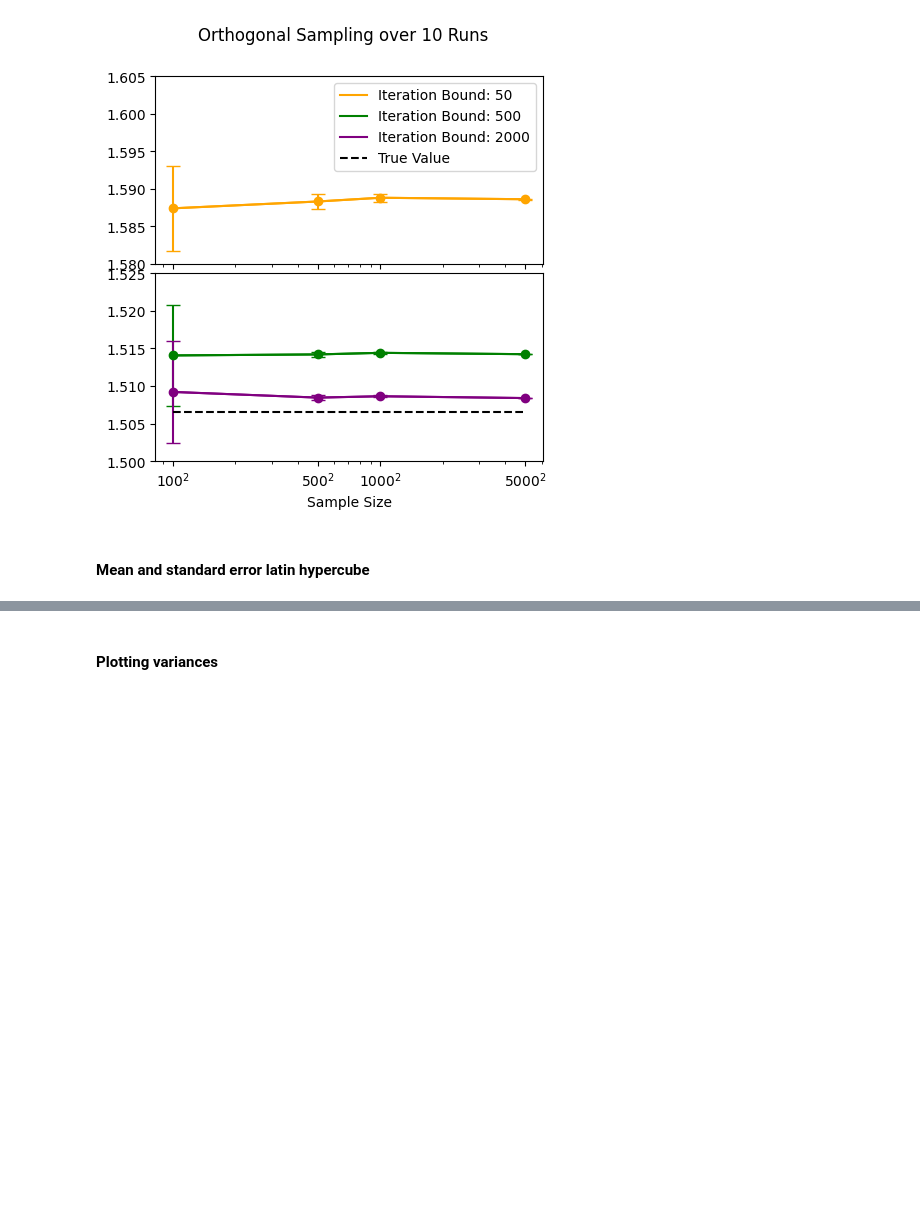
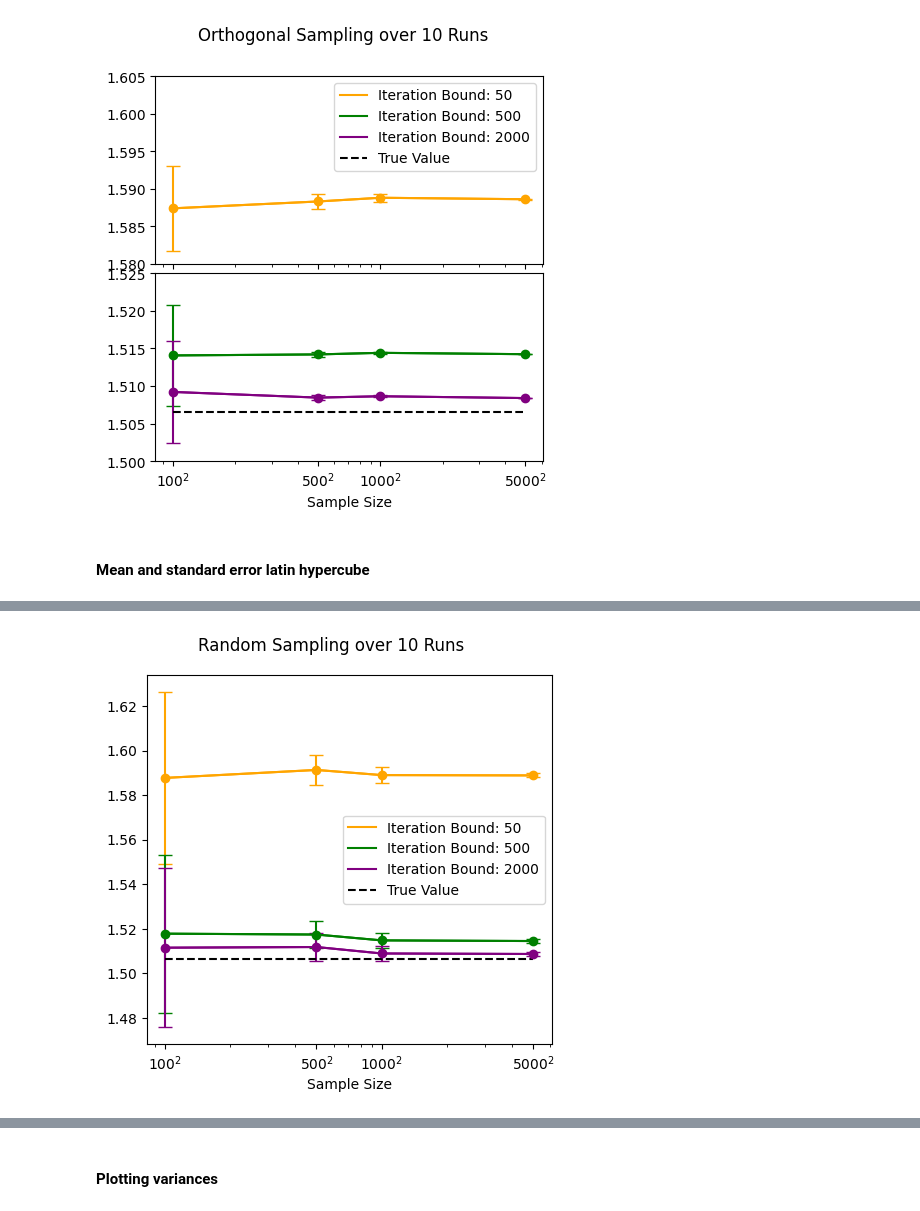
Before and after one commit to Babur-Jihanshahi/ChrisHoynckvanPapendrecht_15340791_CharlotteKoolen_15888592_ZiyaSungkar_14904950_1, a Jupyter notebook: madelbrot_sim.ipynb, the cells around one changed output, grey strips where cells are left out. Saved outputs shown, nothing was run; the diff lists cells and outputs as text; code cells hidden in the pictures; blank space fills up the shorter version.

```diff
--- a/madelbrot_sim.ipynb
+++ b/madelbrot_sim.ipynb
@@ -282,54 +310,27 @@ plt.show()
 # %%
 
-df_r = pd.read_csv("random.txt", header=1)  # Set header=None since there is no header in the file
-df_imp_r = pd.read_csv('improved_random_sampling.txt', header=1)
-
-# Assign column labels
-df_r.columns = ["grid_size", "max_iterations", "run", "total_points", "points_inside"]
-
-# calculate area with fraction inside and outside mandelbrot
-df_r['fraction'] = (1- df_r['points_inside'] / df_r['total_points'])*9
-df_imp_r.columns = ['grid_size', 'max_iterations', 'run', 'total_points', 'points_inside']
-df_imp_r['fraction'] = (1 - df_imp_r['points_inside'] / df_imp_r['total_points']) * 9
-
-
-# calculating fraction and variance
-average_fraction = df_r.groupby(['grid_size', 'max_iterations'])['fraction'].mean()
-variance_fraction = df_r.groupby(['grid_size', 'max_iterations'])['fraction'].var()
-average_imp_fraction = df_imp_r.groupby(['grid_size', 'max_iterations'])['fraction'].mean()
-variance_fraction = df_imp_r.groupby(['grid_size', 'max_iterations'])['fraction'].var()
-
-# creating data frame of mean and variance of data from different groups within random sampling
-mean_var = pd.DataFrame({
-    'mean': average_fraction,
-    'variance': variance_fraction
-}).reset_index()
-
-mean_imp_var = pd.DataFrame({
-    'mean': average_imp_fraction,
-    'variance':variance_fraction
-}).reset_index()
-print(mean_imp_var)
 
 colors = ["orange", "green", "purple"]
 fig, ax = plt.subplots(1,1, sharex= True, figsize=(4.8,4.8))
 i = 0
 
 # plot mean and std for every line
-for name, group in mean_var.groupby("max_iterations"):
+for name, group in mean_var_r.groupby("max_iterations"):
     ax.plot(group['grid_size'], group['mean'], color=colors[i], label=f"Iteration Bound: {name}")
     ax.errorbar(group['grid_size'], group["mean"], yerr=np.sqrt(group['variance']), fmt='o-', color=colors[i], capsize=5)
     i += 1
 
 ax.plot(group['grid_size'], [1.506484]*4, color='black', linestyle= '--', label='True Value')
 ax.legend()
 ax.set_xscale("log")
 
 custom_ticks = [100, 500, 1000, 5000]
 ax.set_xticks(custom_ticks)  # Set tick positions
 ax.set_xticklabels([f"${tick}^2$" for tick in custom_ticks])
 ax.set_xlabel("Sample Size")
 fig.suptitle("Random Sampling over 10 Runs")
 plt.tight_layout()
 plt.savefig("random_sampling.png", dpi=300)
 plt.show()
+# %% [output]
+[figure, added]
```
Also changed, not shown: parts of 13 cells of this notebook.
